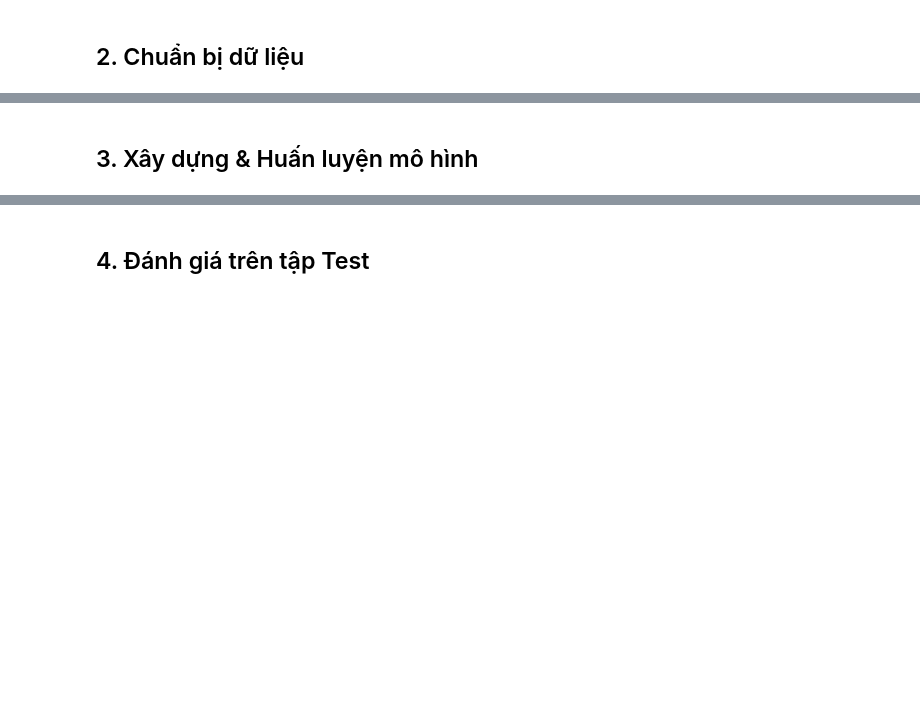
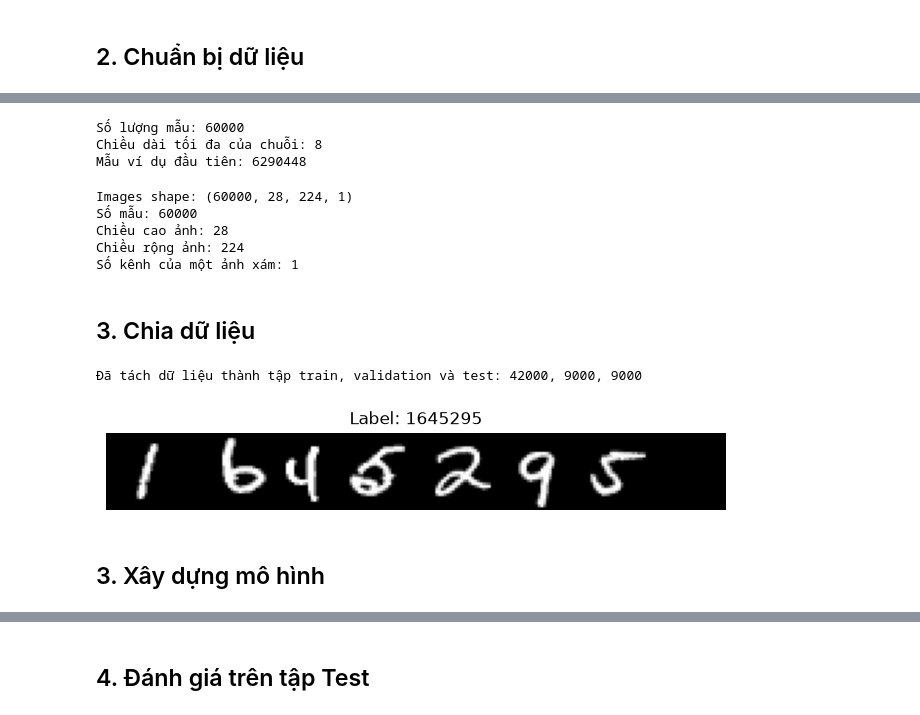
Before and after one commit to Dai-Nguyen1506/forecast-practice, a Jupyter notebook: notebooks/Dai_Model.ipynb, the cells around one changed output, grey strips where cells are left out. Cells and saved outputs as stored; diff of their text form; code cells hidden in the pictures; blank space fills up the shorter version.

```diff
--- a/notebooks/Dai_Model.ipynb
+++ b/notebooks/Dai_Model.ipynb
@@ -22,0 +29,28 @@ Train: (42000, 28, 224, 1) | Val: (9000, 28, 224, 1) | Test: (9000, 28, 224, 1)
+# %%
+labels = pd.read_csv('../datasets/labels.csv')
+labels = labels['label'].values
+
+max_seq_len = max(len(str(label)) for label in labels)
+
+print(f"Số lượng mẫu: {len(labels)}")
+print(f"Chiều dài tối đa của chuỗi: {max_seq_len}")
+print(f"Mẫu ví dụ đầu tiên: {labels[0]}")
+# %% [output]
+Số lượng mẫu: 60000
+Chiều dài tối đa của chuỗi: 8
+Mẫu ví dụ đầu tiên: 6290448
+# %%
+images = np.load('../datasets/images_gray.npy')
+print(f"Images shape: {images.shape}")
+print(f"Số mẫu: {images.shape[0]}")
+print(f"Chiều cao ảnh: {images.shape[1]}")
+print(f"Chiều rộng ảnh: {images.shape[2]}")
+print(f"Số kênh của một ảnh xám: {images.shape[3]}")
+# %% [output]
+Images shape: (60000, 28, 224, 1)
+Số mẫu: 60000
+Chiều cao ảnh: 28
+Chiều rộng ảnh: 224
+Số kênh của một ảnh xám: 1
+# %% [markdown]
+## 3. Chia dữ liệu
@@ -23,2 +71,27 @@ Train: (42000, 28, 224, 1) | Val: (9000, 28, 224, 1) | Test: (9000, 28, 224, 1)
+# %%
+idx = range(len(labels))
+
+train_idx, eval_idx = train_test_split(idx, test_size=0.3, random_state=42)
+val_idx, test_idx = train_test_split(eval_idx, test_size=0.5, random_state=42)
+
+X_train = images[train_idx].astype(np.float32) / 255.0
+X_val = images[val_idx].astype(np.float32) / 255.0
+X_test = images[test_idx].astype(np.float32) / 255.0
+
+y_train, y_val, y_test = labels[train_idx], labels[val_idx], labels[test_idx]
+train_in, train_out = dec_sequences(y_train)
+val_in, val_out = dec_sequences(y_val)
+
+print(f"Đã tách dữ liệu thành tập train, validation và test: {len(train_idx)}, {len(val_idx)}, {len(test_idx)}")
+# %% [output]
+Đã tách dữ liệu thành tập train, validation và test: 42000, 9000, 9000
+# %%
+plt.figure(figsize=(8, 2))
+plt.imshow(X_train[2].squeeze(), cmap='gray')
+plt.title(f"Label: {y_train[2]}")
+plt.axis('off')
+plt.show()
+# %% [output]
+[figure, added]
 # %% [markdown]
-## 3. Xây dựng & Huấn luyện mô hình
+## 3. Xây dựng mô hình
```
Also changed, not shown: parts of 16 cells of this notebook, 1 other file.
